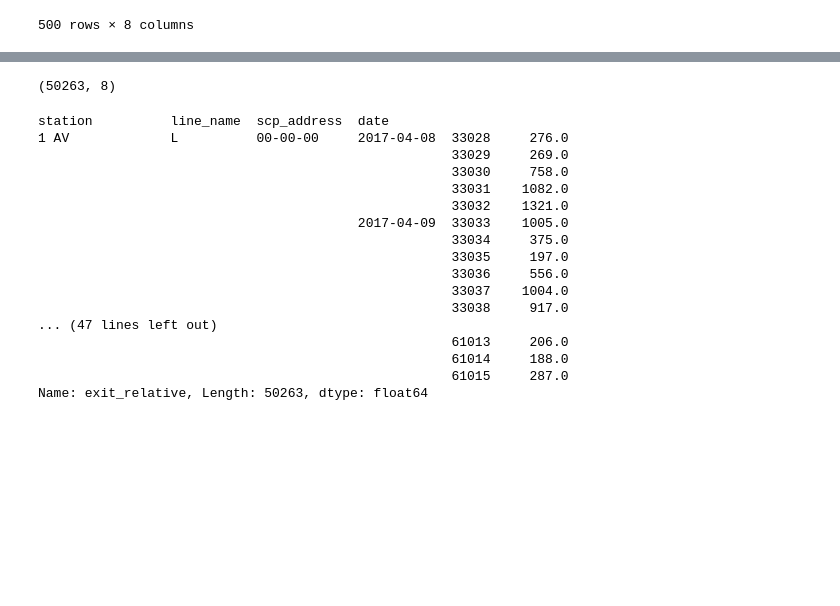
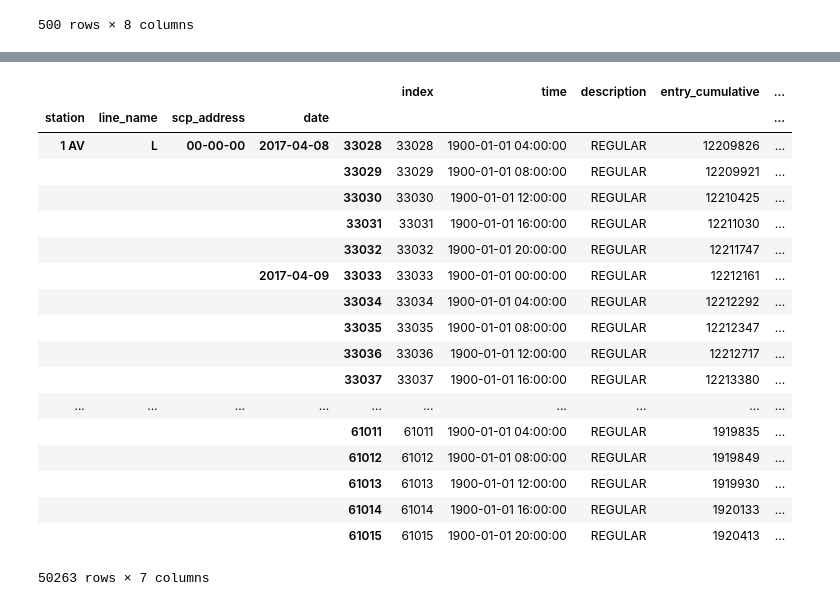
Before and after one commit to jeremyrchow/metis_proj_1, a Jupyter notebook: processed_data/DifferencesNotebook.ipynb, the cells around one changed output, grey strips where cells are left out. Drawn from its saved outputs; the diff is of its cells as text; code cells hidden in the pictures; blank space fills up the shorter version.

```diff
--- a/processed_data/DifferencesNotebook.ipynb
+++ b/processed_data/DifferencesNotebook.ipynb
@@ -245,27 +245,27 @@ df_shortcut=df_shortcut.loc[df_shortcut['entry_relative'] > 0]
 # %%
 
 df_shortcut=df_shortcut.dropna()
+# %%
+df_shortcut=df_shortcut.drop(columns=['date'])
 # %%
-df_shortcut.shape
+df_shortcut
 # %% [output]
+|  |  |  |  |  | index | time | description | entry_cumulative | ... |
+| station | line_name | scp_address | date |  |  |  |  |  | ... |
+| 1 AV | L | 00-00-00 | 2017-04-08 | 33028 | 33028 | 1900-01-01 04:00:00 | REGULAR | 12209826 | ... |
+|  |  |  |  | 33029 | 33029 | 1900-01-01 08:00:00 | REGULAR | 12209921 | ... |
+|  |  |  |  | 33030 | 33030 | 1900-01-01 12:00:00 | REGULAR | 12210425 | ... |
+|  |  |  |  | 33031 | 33031 | 1900-01-01 16:00:00 | REGULAR | 12211030 | ... |
+|  |  |  |  | 33032 | 33032 | 1900-01-01 20:00:00 | REGULAR | 12211747 | ... |
+|  |  |  | 2017-04-09 | 33033 | 33033 | 1900-01-01 00:00:00 | REGULAR | 12212161 | ... |
+|  |  |  |  | 33034 | 33034 | 1900-01-01 04:00:00 | REGULAR | 12212292 | ... |
+|  |  |  |  | 33035 | 33035 | 1900-01-01 08:00:00 | REGULAR | 12212347 | ... |
+|  |  |  |  | 33036 | 33036 | 1900-01-01 12:00:00 | REGULAR | 12212717 | ... |
+|  |  |  |  | 33037 | 33037 | 1900-01-01 16:00:00 | REGULAR | 12213380 | ... |
+| ... | ... | ... | ... | ... | ... | ... | ... | ... | ... |
+|  |  |  |  | 61011 | 61011 | 1900-01-01 04:00:00 | REGULAR | 1919835 | ... |
+|  |  |  |  | 61012 | 61012 | 1900-01-01 08:00:00 | REGULAR | 1919849 | ... |
+|  |  |  |  | 61013 | 61013 | 1900-01-01 12:00:00 | REGULAR | 1919930 | ... |
+|  |  |  |  | 61014 | 61014 | 1900-01-01 16:00:00 | REGULAR | 1920133 | ... |
+|  |  |  |  | 61015 | 61015 | 1900-01-01 20:00:00 | REGULAR | 1920413 | ... |
-(50263, 8)
+50263 rows × 7 columns
-# %%
-df_shortcut['exit_relative']
-# %% [output]
-station          line_name  scp_address  date
-1 AV             L          00-00-00     2017-04-08  33028     276.0
-                                                     33029     269.0
-                                                     33030     758.0
-                                                     33031    1082.0
-                                                     33032    1321.0
-                                         2017-04-09  33033    1005.0
-                                                     33034     375.0
-                                                     33035     197.0
-                                                     33036     556.0
-                                                     33037    1004.0
-                                                     33038     917.0
-... (47 lines left out)
-                                                     61013     206.0
-                                                     61014     188.0
-                                                     61015     287.0
-Name: exit_relative, Length: 50263, dtype: float64
```
Also changed, not shown: parts of 5 cells of this notebook.
